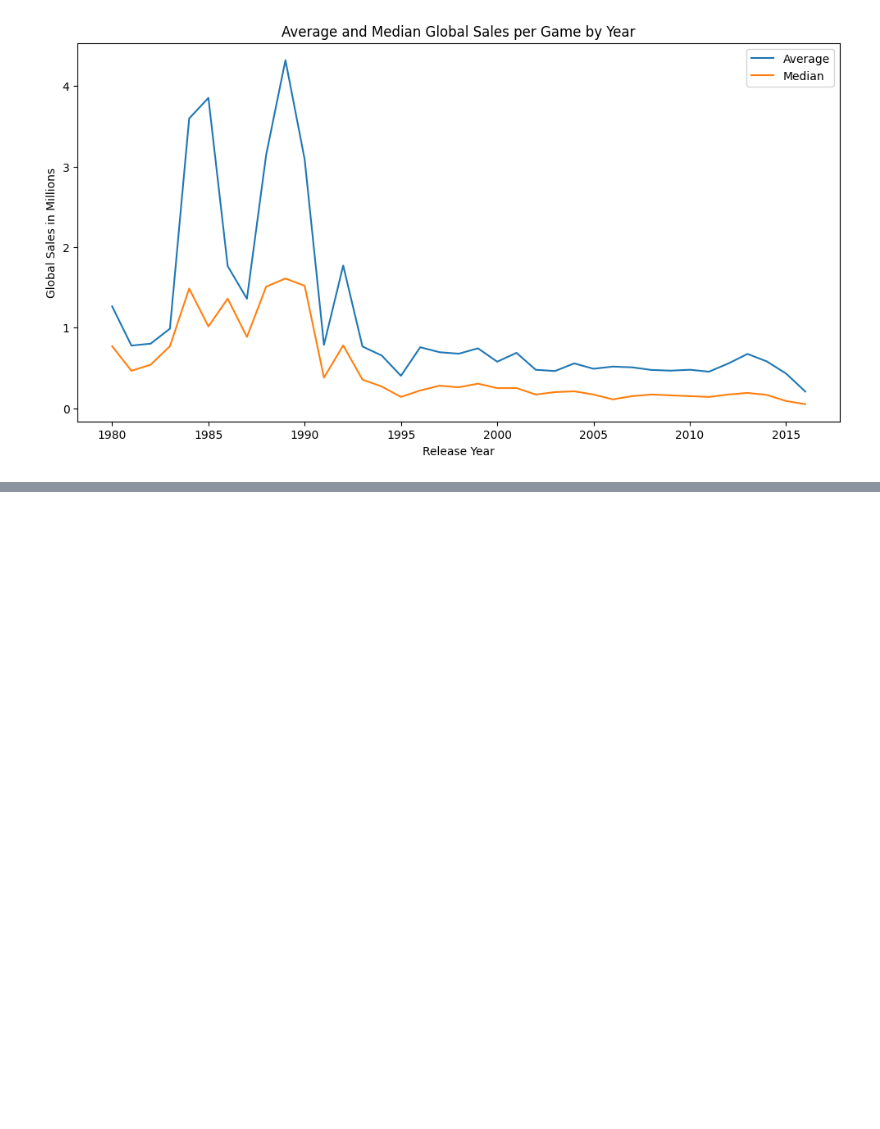
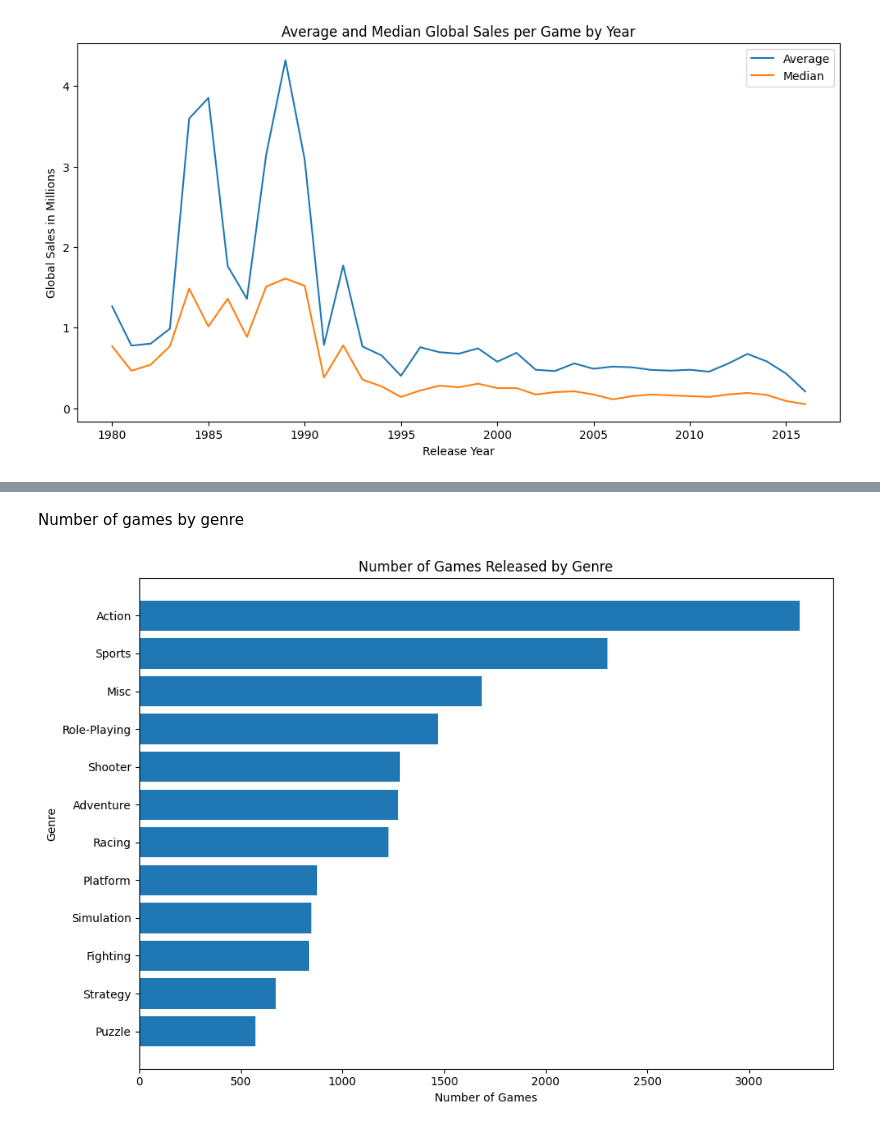
Before and after one commit to tylernsocial/data-analysis-on-the-videogame-industry, a Jupyter notebook: notebooks/02_exploratory_data_analysis.ipynb, the cells around one changed output, grey strips where cells are left out. Cells and saved outputs as stored; diff of their text form; code cells hidden in the pictures; blank space fills up the shorter version.

```diff
--- a/notebooks/02_exploratory_data_analysis.ipynb
+++ b/notebooks/02_exploratory_data_analysis.ipynb
@@ -284,0 +287,18 @@ The median provides a better representation of typical game performance, while t
+# %%
+genre_summary = (
+    df.groupby("genre")
+    .agg(
+        game_count=("name", "count"),
+        total_global_sales=("global_sales", "sum"),
+        average_global_sales=("global_sales", "mean"),
+        median_global_sales=("global_sales", "median"),
+        high_seller_rate=("is_high_seller", "mean")
+    )
+    .reset_index()
+)
+
+genre_summary["high_seller_percentage"] = (
+    genre_summary["high_seller_rate"] * 100
+)
+
+genre_summary
@@ -284,0 +319,23 @@ The median provides a better representation of typical game performance, while t
+# %% [markdown]
+Number of games by genre
+# %%
+genre_game_count = genre_summary.sort_values(
+    "game_count",
+    ascending=True
+)
+
+fig, ax = plt.subplots(figsize=(10, 7))
+
+ax.barh(
+    genre_game_count["genre"],
+    genre_game_count["game_count"]
+)
+
+ax.set_title("Number of Games Released by Genre")
+ax.set_xlabel("Number of Games")
+ax.set_ylabel("Genre")
+
+plt.tight_layout()
+plt.show()
+# %% [output]
+[figure, added]
```
Also changed, not shown: parts of 5 cells of this notebook.
